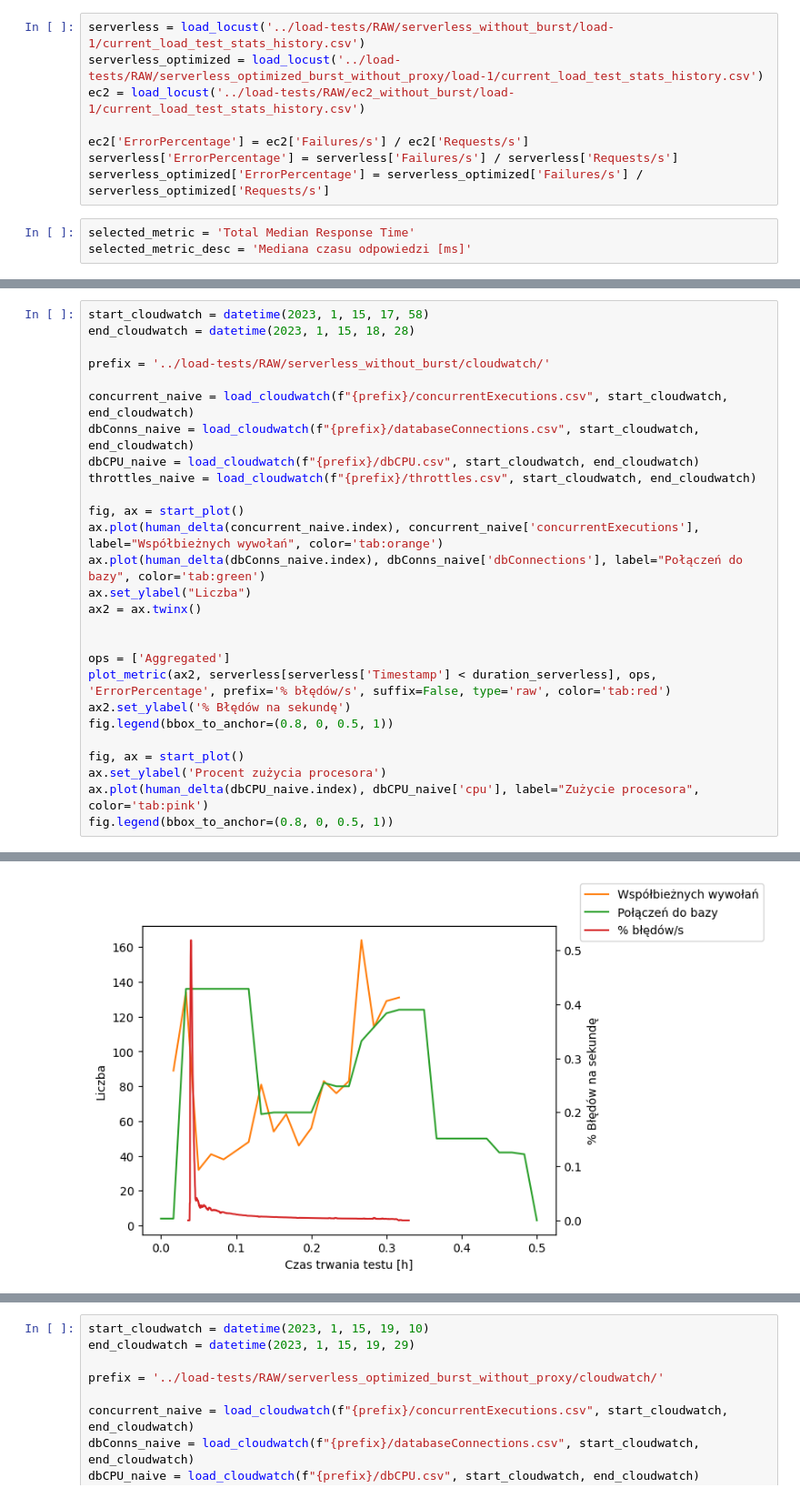
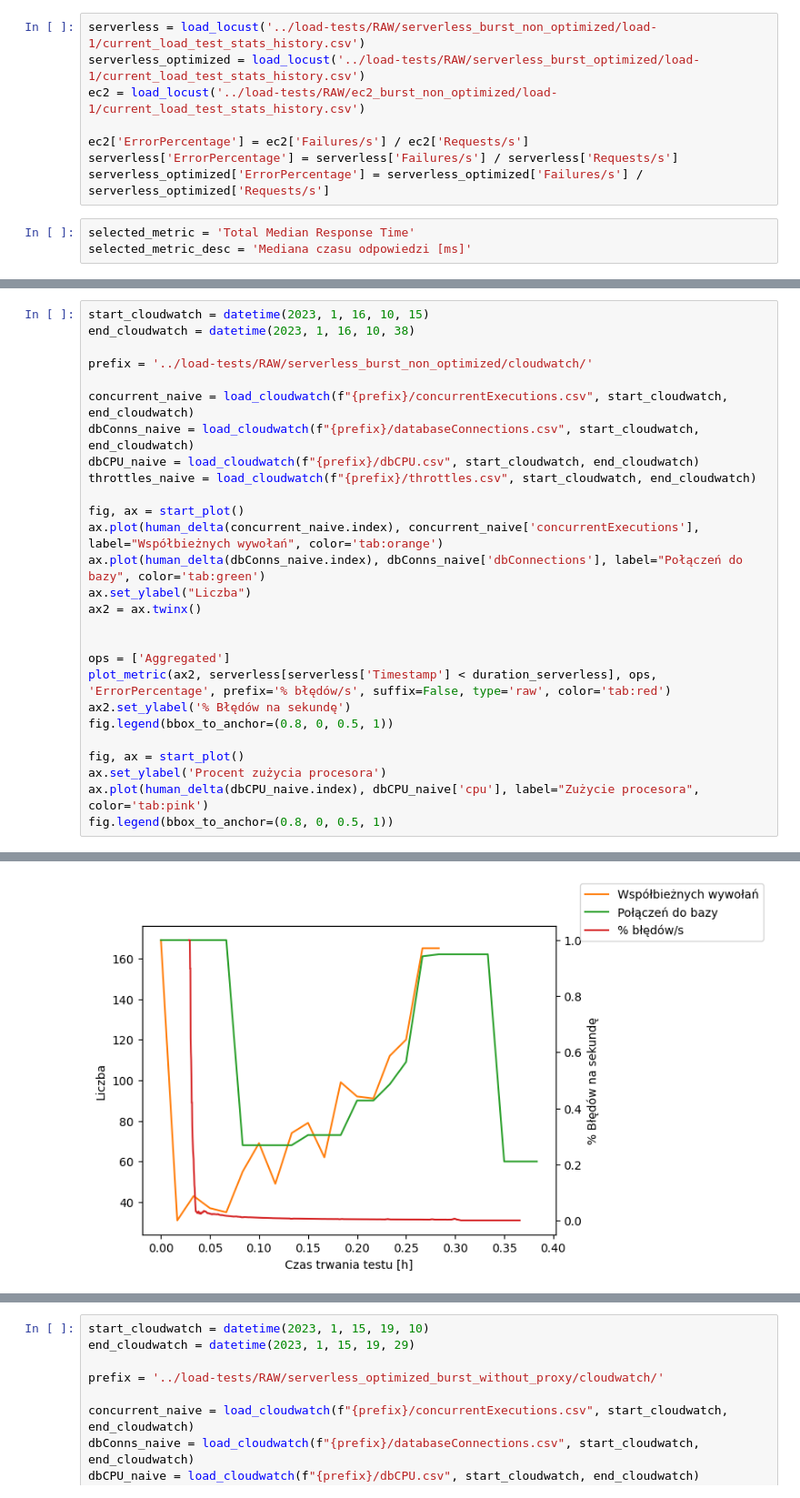
Before and after one commit to moreno-models/api, a Jupyter notebook: analysis/burst.ipynb, the cells around one changed output, grey strips where cells are left out. Shown at 91% size. Cells and saved outputs as stored; diff of their text form.

Commit message:
Add new tests serverless pretty and scripts for load tests

```diff
--- a/analysis/burst.ipynb
+++ b/analysis/burst.ipynb
@@ -78,9 +78,9 @@ def load_locust(filename):
     df = df[df['Timestamp'] <= duration]
     return df
 # %%
-serverless = load_locust('../load-tests/RAW/serverless_without_burst/load-1/current_load_test_stats_history.csv')
-serverless_optimized = load_locust('../load-tests/RAW/serverless_optimized_burst_without_proxy/load-1/current_load_test_stats_history.csv')
-ec2 = load_locust('../load-tests/RAW/ec2_without_burst/load-1/current_load_test_stats_history.csv')
+serverless = load_locust('../load-tests/RAW/serverless_burst_non_optimized/load-1/current_load_test_stats_history.csv')
+serverless_optimized = load_locust('../load-tests/RAW/serverless_burst_optimized/load-1/current_load_test_stats_history.csv')
+ec2 = load_locust('../load-tests/RAW/ec2_burst_non_optimized/load-1/current_load_test_stats_history.csv')
 
 ec2['ErrorPercentage'] = ec2['Failures/s'] / ec2['Requests/s']
 serverless['ErrorPercentage'] = serverless['Failures/s'] / serverless['Requests/s']
@@ -165,30 +165,30 @@ fig.legend(bbox_to_anchor=(0.8, 0, 0.5, 1))
 # %%
-start_cloudwatch = datetime(2023, 1, 15, 17, 58)
-end_cloudwatch = datetime(2023, 1, 15, 18, 28)
+start_cloudwatch = datetime(2023, 1, 16, 10, 15)
+end_cloudwatch = datetime(2023, 1, 16, 10, 38)
 
-prefix = '../load-tests/RAW/serverless_without_burst/cloudwatch/'
+prefix = '../load-tests/RAW/serverless_burst_non_optimized/cloudwatch/'
 
 concurrent_naive = load_cloudwatch(f"{prefix}/concurrentExecutions.csv", start_cloudwatch, end_cloudwatch)
 dbConns_naive = load_cloudwatch(f"{prefix}/databaseConnections.csv", start_cloudwatch, end_cloudwatch)
 dbCPU_naive = load_cloudwatch(f"{prefix}/dbCPU.csv", start_cloudwatch, end_cloudwatch)
 throttles_naive = load_cloudwatch(f"{prefix}/throttles.csv", start_cloudwatch, end_cloudwatch)
 
 fig, ax = start_plot()
 ax.plot(human_delta(concurrent_naive.index), concurrent_naive['concurrentExecutions'], label="Współbieżnych wywołań", color='tab:orange')
 ax.plot(human_delta(dbConns_naive.index), dbConns_naive['dbConnections'], label="Połączeń do bazy", color='tab:green')
 ax.set_ylabel("Liczba")
 ax2 = ax.twinx()
 
 
 ops = ['Aggregated']
 plot_metric(ax2, serverless[serverless['Timestamp'] < duration_serverless], ops, 'ErrorPercentage', prefix='% błędów/s', suffix=False, type='raw', color='tab:red')
 ax2.set_ylabel('% Błędów na sekundę')
 fig.legend(bbox_to_anchor=(0.8, 0, 0.5, 1))
 
 fig, ax = start_plot()
 ax.set_ylabel('Procent zużycia procesora')
 ax.plot(human_delta(dbCPU_naive.index), dbCPU_naive['cpu'], label="Zużycie procesora", color='tab:pink')
 fig.legend(bbox_to_anchor=(0.8, 0, 0.5, 1))
 # %% [output]
 <matplotlib.legend.Legend at 0x...>
-[figure, old version]
+[figure, new version]
```
Also changed, not shown: parts of 8 cells of this notebook, 40 other files.
